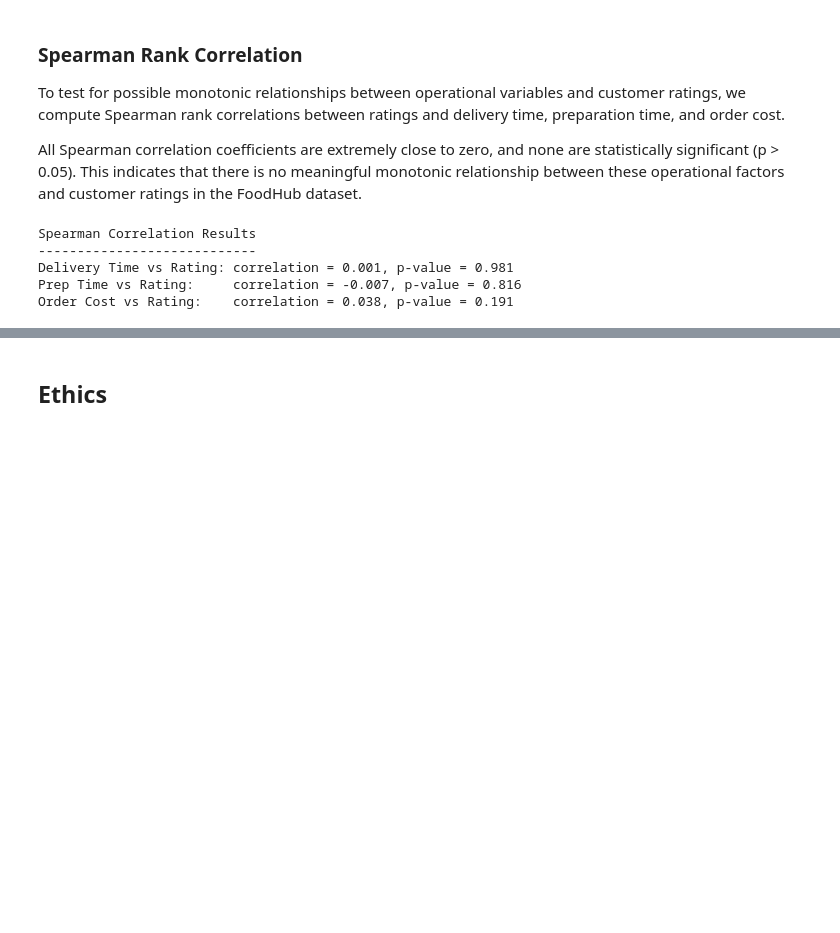
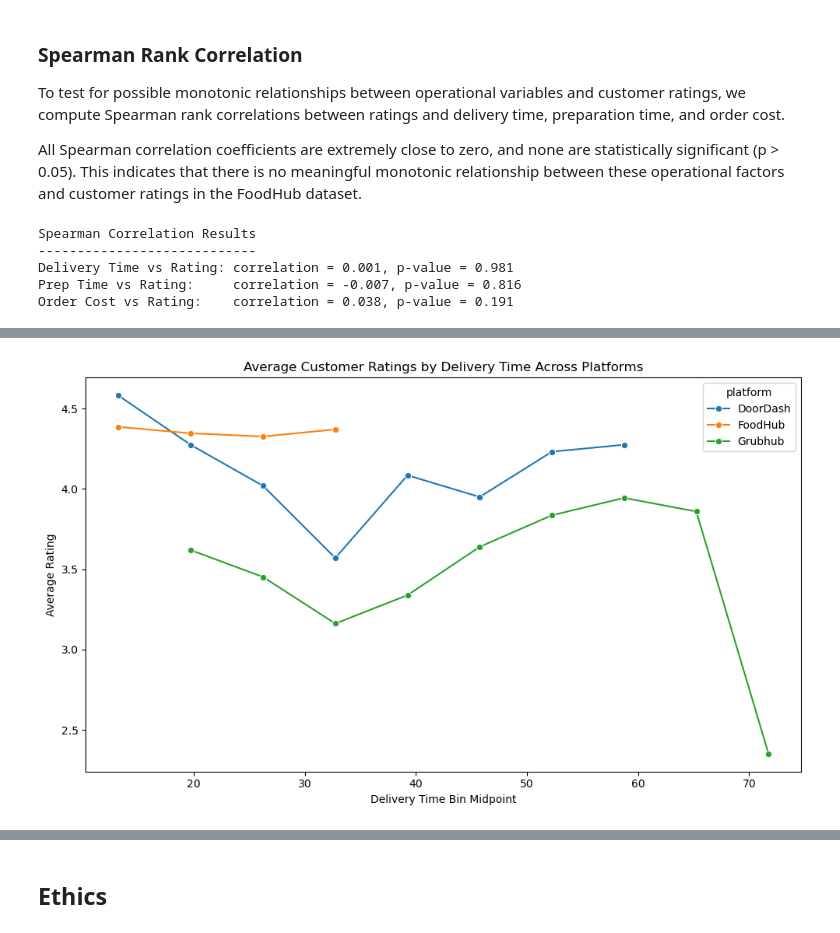
Before and after one commit to COGS108/Group111_WI26, a Jupyter notebook: 02-EDACheckpoint.ipynb, the cells around one changed output, grey strips where cells are left out. Saved outputs shown, nothing was run; the diff lists cells and outputs as text; code cells hidden in the pictures; blank space fills up the shorter version.

```diff
--- a/02-EDACheckpoint.ipynb
+++ b/02-EDACheckpoint.ipynb
@@ -1255,0 +1300,32 @@ Order Cost vs Rating:    correlation = 0.038, p-value = 0.191
+# %%
+foodhub_small = foodhub[['delivery_time', 'rating']].copy()
+foodhub_small['platform'] = 'FoodHub'
+
+grubhub_small = grubhub[['delivery_time', 'rating']].copy()
+grubhub_small['platform'] = 'Grubhub'
+
+doordash_small = doordash[['delivery_time', 'rating']].copy()
+doordash_small['platform'] = 'DoorDash'
+
+combined = pd.concat([foodhub_small, grubhub_small, doordash_small], ignore_index=True)
+combined = combined.dropna(subset=['delivery_time', 'rating'])
+
+combined['time_bin'] = pd.cut(combined['delivery_time'], bins=10)
+combined['bin_mid'] = combined['time_bin'].apply(lambda x: x.mid)
+
+bin_means = (
+    combined.groupby(['platform', 'bin_mid'], observed=True)['rating']
+    .mean()
+    .reset_index()
+)
+
+plt.figure(figsize=(10,6))
+sns.lineplot(data=bin_means, x='bin_mid', y='rating', hue='platform', marker='o')
+
+plt.xlabel("Delivery Time Bin Midpoint")
+plt.ylabel("Average Rating")
+plt.title("Average Customer Ratings by Delivery Time Across Platforms")
+plt.tight_layout()
+plt.show()
+# %% [output]
+[figure, added]
```
Also changed, not shown: parts of 28 cells of this notebook.
